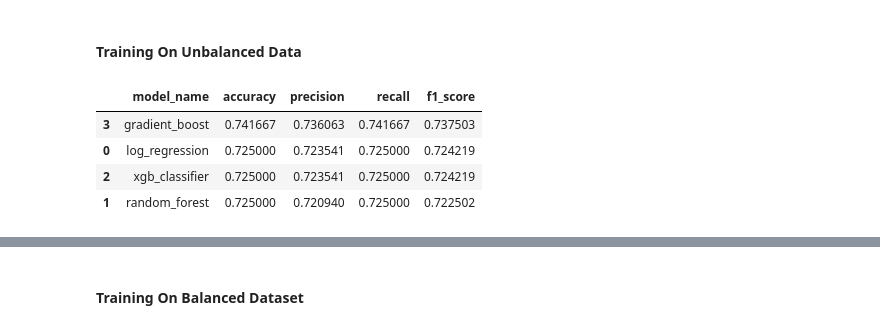
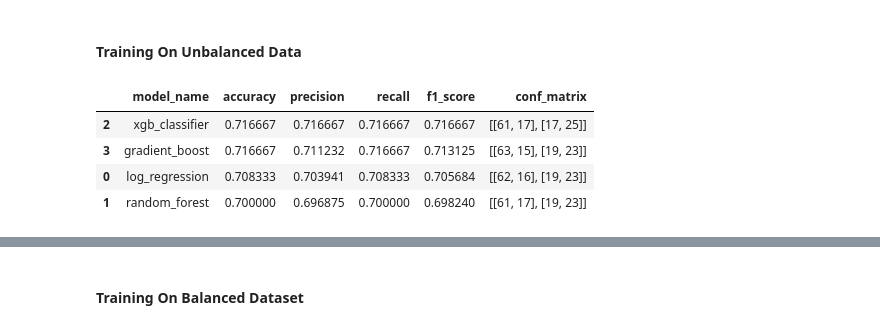
Before and after one commit to adubrightkwartengsnr/P5-Sepsis-Prediction-Embedding-Machine-Learning-Model-In-API, a Jupyter notebook: dev/sepsis_prediction.ipynb, the cells around one changed output, grey strips where cells are left out. Saved outputs shown, nothing was run; the diff lists cells and outputs as text; code cells hidden in the pictures.

Commit message:
create new features to retrain the models

```diff
--- a/dev/sepsis_prediction.ipynb
+++ b/dev/sepsis_prediction.ipynb
@@ -471,7 +473,7 @@ def outlier_trimming(df):
         lower_bound = Q1 - 1.5 * IQR
         upper_bound = Q3 + 1.5 * IQR
         # Applying trimming on outliers
-        df[column] = df[column].apply(lambda x: lower_bound if x < lower_bound else (upper_bound if x > upper_bound else x))
+        df[column] = df[column].apply(lambda x: upper_bound if x > upper_bound else (lower_bound if x < lower_bound else x))
     return df
 # %%
 # call the outlier_trimming fuction
@@ -520,5 +580,5 @@ y = df["Sepssis"]
 # %%
-X_train,X_test,y_train,y_test = train_test_split(X,y,test_size=0.2,random_state=42,stratify=y)
+X_train,X_test,y_train,y_test = train_test_split(X_transformed,y,test_size=0.2,random_state=42,stratify=y)
 # %%
 # Check the shape of the train test dataset
 print(f"Size of trraining dataset: {X_train.shape}")
@@ -554,0 +597,4 @@ preprocessor = ColumnTransformer(
+# %%
+numerical_features = X.select_dtypes(include="number").columns
+categorical_features = X.select_dtypes(include="object").columns
+categorical_features
@@ -555,3 +603,28 @@ preprocessor = ColumnTransformer(
+# %%
+# Pipeline With The Categorical Features
+num_pipeline = Pipeline(
+    steps=[
+        ("num_imputer",SimpleImputer(strategy="median")),
+        ("log_transformer",FunctionTransformer(np.log1p)),
+        ("num_scaler", RobustScaler())
+
+    ]
+)
+
+cat_pipeline = Pipeline (
+    steps=[
+        ("feature_engineering",FeatureEngineeringTransformer()),
+        ("cat_imputer",SimpleImputer(strategy="most_frequent")),
+        ("cat_encoder",OneHotEncoder(handle_unknown="ignore"))
+    ]
+)
+
+preprocessor_2 = ColumnTransformer(
+    transformers=[
+        ("numerical_pipeline",num_pipeline,numerical_features),
+        ("categorical_pipeline",cat_pipeline,categorical_features)
+]
+)
 # %% [markdown]
 #### Modeling & Evaluation
 # %%
@@ -568,44 +641,48 @@ models = [
 #### Training On Unbalanced Data
 # %%
 
-metrics_table = pd.DataFrame(columns=["model_name","accuracy","precision","recall","f1_score"])
+metrics_table = pd.DataFrame(columns=["model_name","accuracy","precision","recall","f1_score","conf_matrix"])
 all_pipelines = {}
 
 # Loop through the models and get the scores
 for model_name, classifier in models:
     pipeline = Pipeline(
         steps=[
-        ('preprocessor',preprocessor),
+        ('preprocessor',preprocessor_2),
         ('feature_importance',SelectKBest(mutual_info_classif,k="all")),
         ('classifier',classifier)
         ]
     )
     # fit train data on pipeline
     pipeline.fit(X_train,y_train_encoded)
 
     # predict on test data
     y_pred = pipeline.predict(X_test)
 
     # store classification report value in a dictionary
     metrics = classification_report(y_test_encoded,y_pred,output_dict=True)
 
+    # compute the confusion matrix
+    conf_matrix = confusion_matrix(y_test_encoded,y_pred)
+
     # save individual pipeline to the all pipelines dictionary
     all_pipelines[model_name] = pipeline
 
     # Grab values from unbalanced metric table
     accuracy = metrics["accuracy"]
     precision = metrics["weighted avg"]["precision"]
     recall = metrics["weighted avg"]["recall"]
     f1_score = metrics["weighted avg"]["f1-score"]
 
     # Grab all the metrics and add them to the metrics table
-    metrics_table.loc[len(metrics_table)] = [model_name,accuracy,precision,recall,f1_score]
+    metrics_table.loc[len(metrics_table)] = [model_name,accuracy,precision,recall,f1_score,conf_matrix]
 
 # Sort metrics based on F1-score
-metrics_table.sort_values(by="f1_score",ascending=False)
+metrics_df = metrics_table.sort_values(by="f1_score",ascending=False)
+metrics_df
 # %% [output]
-|  | model_name | accuracy | precision | recall | f1_score |
-| 3 | gradient_boost | 0.741667 | 0.736063 | 0.741667 | 0.737503 |
-| 0 | log_regression | 0.725000 | 0.723541 | 0.725000 | 0.724219 |
-| 2 | xgb_classifier | 0.725000 | 0.723541 | 0.725000 | 0.724219 |
-| 1 | random_forest | 0.725000 | 0.720940 | 0.725000 | 0.722502 |
+|  | model_name | accuracy | precision | recall | f1_score | conf_matrix |
+| 2 | xgb_classifier | 0.716667 | 0.716667 | 0.716667 | 0.716667 | [[61, 17], [17, 25]] |
+| 3 | gradient_boost | 0.716667 | 0.711232 | 0.716667 | 0.713125 | [[63, 15], [19, 23]] |
+| 0 | log_regression | 0.708333 | 0.703941 | 0.708333 | 0.705684 | [[62, 16], [19, 23]] |
+| 1 | random_forest | 0.700000 | 0.696875 | 0.700000 | 0.698240 | [[61, 17], [19, 23]] |
```
Also changed, not shown: parts of 47 cells of this notebook, 2 other files.
